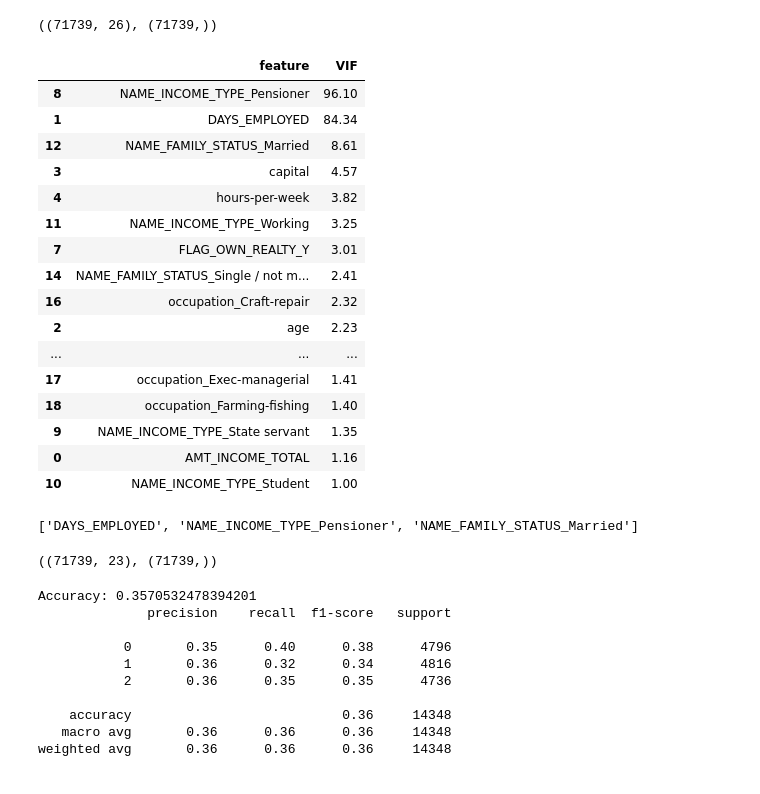
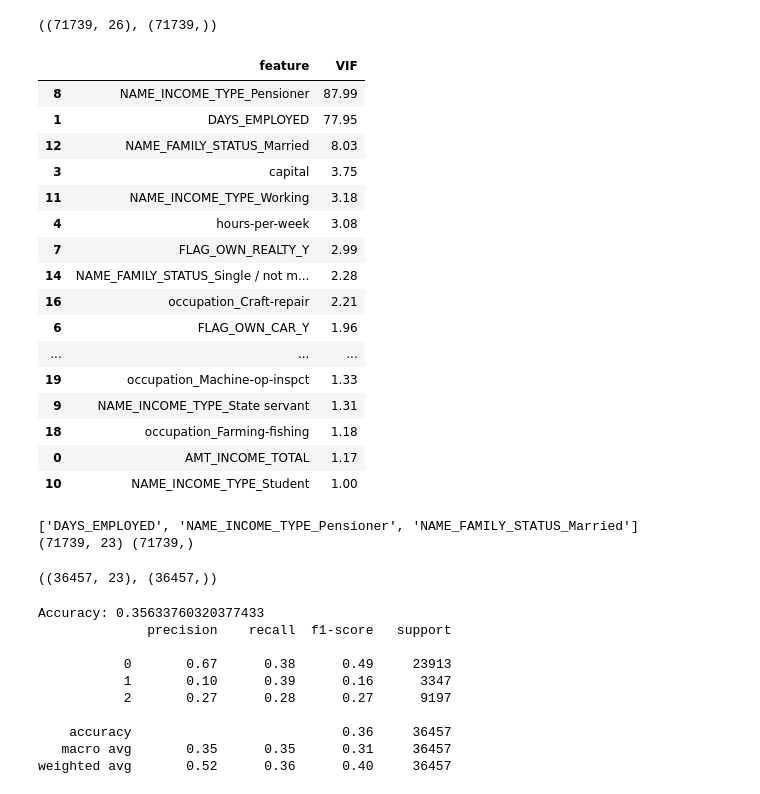
Before and after one commit to Linkkk01/INFO574_Group_Project, a Jupyter notebook: code/regression_analysis.ipynb, the cells around one changed output. Saved outputs shown, nothing was run; the diff lists cells and outputs as text; code cells hidden in the pictures.

Commit message:
Train on resample dataset, fit on original data

```diff
--- a/code/regression_analysis.ipynb
+++ b/code/regression_analysis.ipynb
@@ -87,51 +87,56 @@ from imblearn.over_sampling import RandomOverSampler
 from imblearn.under_sampling import RandomUnderSampler
 
 # 创建随机欠采样器
-ros = RandomOverSampler(random_state=42)
+ros = SMOTE(random_state=42)
 
 # 重采样
-df, y = ros.fit_resample(df, y)
-df.shape, y.shape
+df_res, y_res = ros.fit_resample(df, y)
+df_res.shape, y_res.shape
 # %% [output]
 ((71739, 26), (71739,))
 # %%
 # Colinearity check
 pd.set_option('display.float_format', '{:.2f}'.format)
 from statsmodels.stats.outliers_influence import variance_inflation_factor
 vif_data = pd.DataFrame()
-df_filtered = df.filter(regex='^(?!NAME_EDUCATION_TYPE).*$')
+df_filtered = df_res.filter(regex='^(?!NAME_EDUCATION_TYPE).*$')
 vif_data["feature"] = df_filtered.columns
 vif_data["VIF"] = [variance_inflation_factor(df_filtered.values, i)
                           for i in range(len(df_filtered.columns))]
 vif_data.sort_values(by="VIF", ascending=False)
 # %% [output]
 |  | feature | VIF |
-| 8 | NAME_INCOME_TYPE_Pensioner | 96.10 |
-| 1 | DAYS_EMPLOYED | 84.34 |
-| 12 | NAME_FAMILY_STATUS_Married | 8.61 |
-| 3 | capital | 4.57 |
-| 4 | hours-per-week | 3.82 |
-| 11 | NAME_INCOME_TYPE_Working | 3.25 |
-| 7 | FLAG_OWN_REALTY_Y | 3.01 |
-| 14 | NAME_FAMILY_STATUS_Single / not m... | 2.41 |
-| 16 | occupation_Craft-repair | 2.32 |
-| 2 | age | 2.23 |
+| 8 | NAME_INCOME_TYPE_Pensioner | 87.99 |
+| 1 | DAYS_EMPLOYED | 77.95 |
+| 12 | NAME_FAMILY_STATUS_Married | 8.03 |
+| 3 | capital | 3.75 |
+| 11 | NAME_INCOME_TYPE_Working | 3.18 |
+| 4 | hours-per-week | 3.08 |
+| 7 | FLAG_OWN_REALTY_Y | 2.99 |
+| 14 | NAME_FAMILY_STATUS_Single / not m... | 2.28 |
+| 16 | occupation_Craft-repair | 2.21 |
+| 6 | FLAG_OWN_CAR_Y | 1.96 |
 | ... | ... | ... |
-| 17 | occupation_Exec-managerial | 1.41 |
-| 18 | occupation_Farming-fishing | 1.40 |
-| 9 | NAME_INCOME_TYPE_State servant | 1.35 |
-| 0 | AMT_INCOME_TOTAL | 1.16 |
+| 19 | occupation_Machine-op-inspct | 1.33 |
+| 9 | NAME_INCOME_TYPE_State servant | 1.31 |
+| 18 | occupation_Farming-fishing | 1.18 |
+| 0 | AMT_INCOME_TOTAL | 1.17 |
 | 10 | NAME_INCOME_TYPE_Student | 1.00 |
 # %%
 from sklearn.preprocessing import LabelEncoder
 label_encoder = LabelEncoder()
+y_res_encoded = label_encoder.fit_transform(y_res)
+y_res = pd.Series(y_res_encoded)
+drop_columns = vif_data['feature'][vif_data['VIF'] > 5].tolist()
+print(drop_columns)
+X_res = df_res.drop(drop_columns,axis=1)
+print(X_res.shape, y_res.shape)
 y_encoded = label_encoder.fit_transform(y)
 y = pd.Series(y_encoded)
-drop_columns = vif_data['feature'][vif_data['VIF'] > 5].tolist()
-print(drop_columns)
 X = df.drop(drop_columns,axis=1)
 X.shape, y.shape
 # %% [output]
 ['DAYS_EMPLOYED', 'NAME_INCOME_TYPE_Pensioner', 'NAME_FAMILY_STATUS_Married']
+(71739, 23) (71739,)
-((71739, 23), (71739,))
+((36457, 23), (36457,))
 # %%
@@ -272,20 +277,20 @@ from sklearn.metrics import classification_report
 from sklearn.utils.class_weight import compute_class_weight
 from sklearn.ensemble import BaggingClassifier
 
-X_train, X_test, y_train, y_test = train_test_split(X, y, test_size=0.2, random_state=42)
+# X_train, X_test, y_train, y_test = train_test_split(X_res, y, test_size=0.2, random_state=42)
 # class_weights = compute_class_weight('balanced', classes=np.unique(y_train), y=y_train)
 # class_weight_dict = {i: weight for i, weight in enumerate(class_weights)}
 model = LogisticRegression(multi_class='multinomial', solver='lbfgs', max_iter=2000)
-bagging_model = BaggingClassifier(estimator=model, n_estimators=10, random_state=42)
+# bagging_model = BaggingClassifier(estimator=model, n_estimators=10, random_state=42)
 # Fit the model
-bagging_model.fit(X_train, y_train)
+model.fit(X_res, y_res)
 
 # Make predictions and evaluate the model
-y_pred = bagging_model.predict(X_test)
-accuracy = accuracy_score(y_test, y_pred)
+y_pred = model.predict(X)
+accuracy = accuracy_score(y, y_pred)
 print(f"Accuracy: {accuracy}")
 
-print(classification_report(y_test, y_pred))
+print(classification_report(y, y_pred))
 
 # Coefficients and intercept
 # print("Coefficients:", model.coef_)
@@ -296,13 +301,13 @@ print(classification_report(y_test, y_pred))
 # logits = X_test @ model.coef_.T + model.intercept_
 # print("Logits:", logits)
 # %% [output]
-Accuracy: 0.3570532478394201
+Accuracy: 0.35633760320377433
               precision    recall  f1-score   support
 
-           0       0.35      0.40      0.38      4796
-           1       0.36      0.32      0.34      4816
-           2       0.36      0.35      0.35      4736
+           0       0.67      0.38      0.49     23913
+           1       0.10      0.39      0.16      3347
+           2       0.27      0.28      0.27      9197
 
-    accuracy                           0.36     14348
-   macro avg       0.36      0.36      0.36     14348
-weighted avg       0.36      0.36      0.36     14348
+    accuracy                           0.36     36457
+   macro avg       0.35      0.35      0.31     36457
+weighted avg       0.52      0.36      0.40     36457
```
Also changed, not shown: parts of 2 cells of this notebook.
